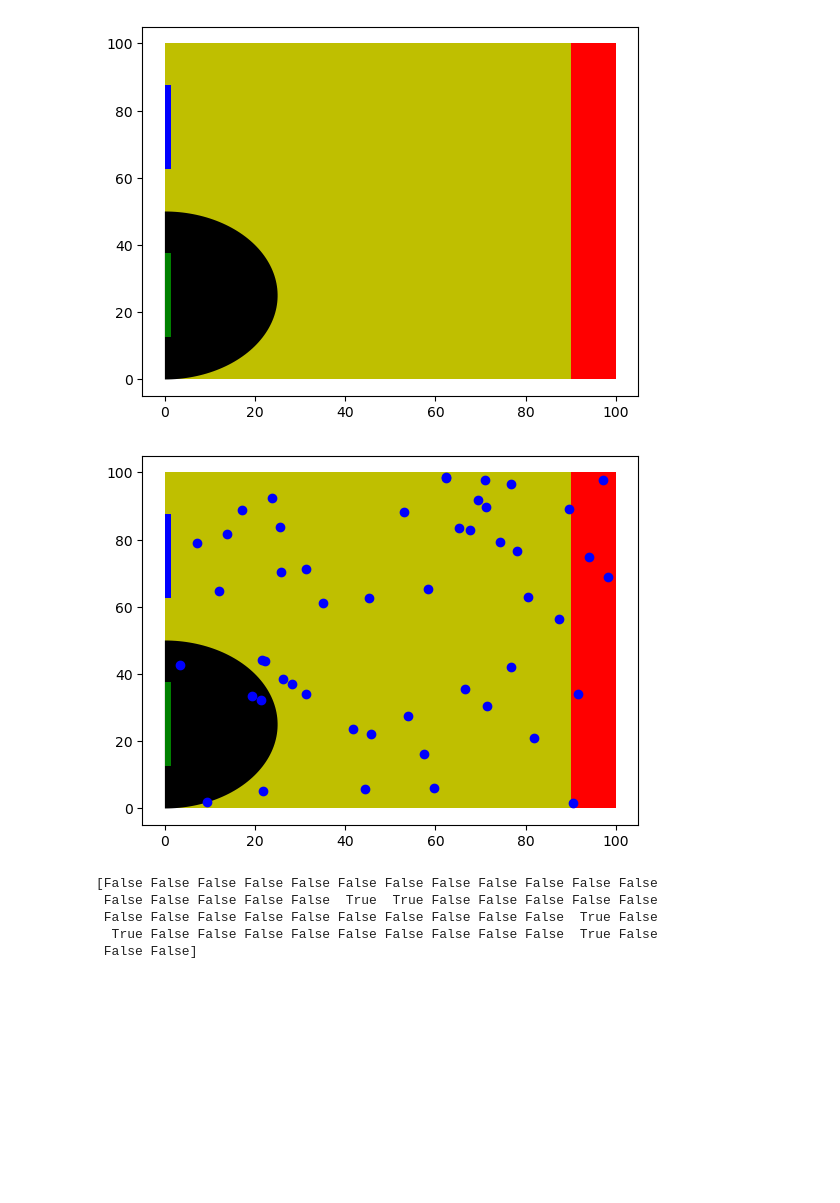
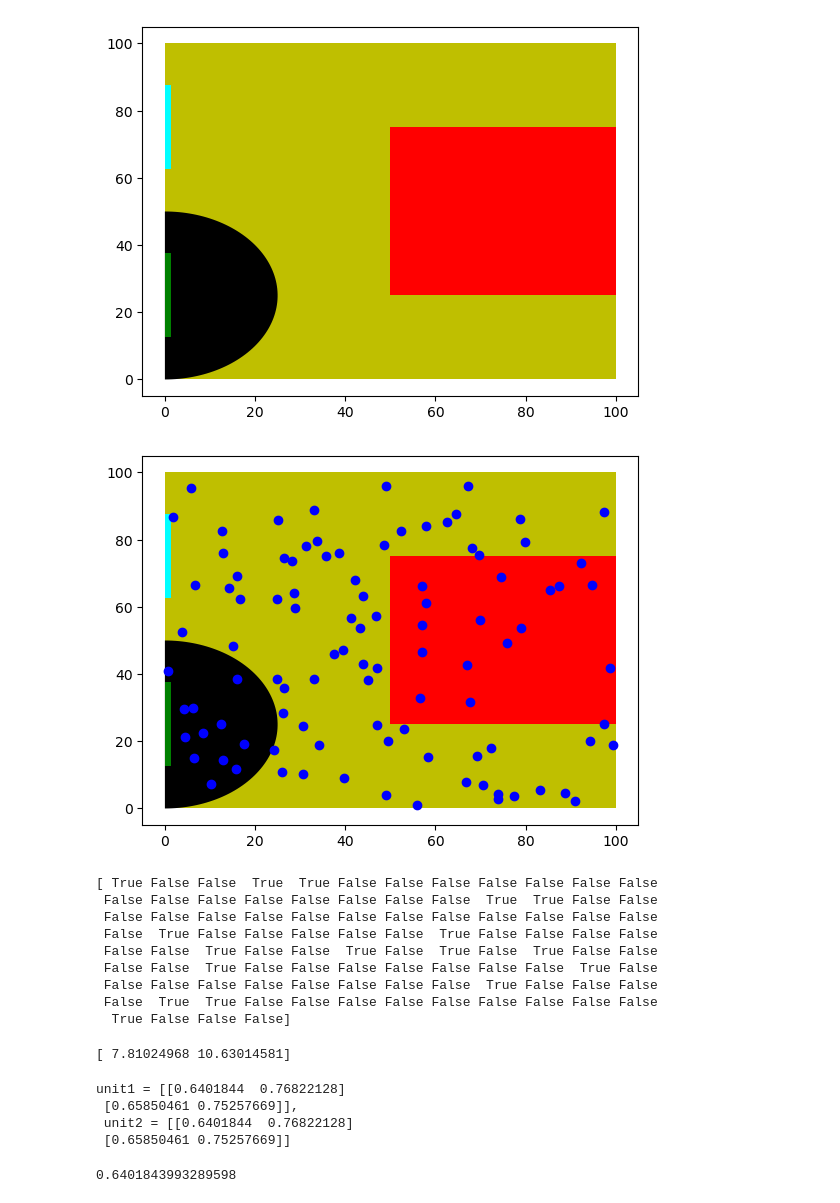
Before and after one commit to Yiyang-lii/AC_simulation, a Jupyter notebook: gill_test.ipynb, the cells around one changed output. Cells and saved outputs as stored; diff of their text form; code cells hidden in the pictures; blank space fills up the shorter version.

Commit message:
replace heat zone by heat hole

```diff
--- a/gill_test.ipynb
+++ b/gill_test.ipynb
@@ -8,17 +9,17 @@ from functions.Simulators import Simulators
 from functions.DataProcesser import DataProcesser as dp
 # %%
 # set the initial values
-env = Environment(room_size=[0,100,0,100], heat_zone_size=[90,100,0,100])
+env = Environment(room_size=[0,100,0,100], heat_hole_width=50, heat_hole_buffer=1)
 # Call the class and set the particles
-p = Particles(50)
-p.set_particles(room_size=[0,100,0,100])
+p = Particles(100)
+p.set_particles(room_size=env.room_size)
 # %%
 suck_zone = np.array([env.suck_zone_radius, env.ac_suck_hole_dot, (-np.pi/2, np.pi/2)])
-zones = [env.room_size, env.ac_blow_hole, suck_zone, env.ac_suck_hole, env.heat_zone]
-color = ['y', 'b', 'k', 'g', 'r']
+zones = [env.room_size, env.ac_blow_hole, suck_zone, env.ac_suck_hole, env.heat_hole]
+color = ['y', 'cyan', 'k', 'g', 'r']
 dp.plot_multi_zones(zones, color)
 # %% [output]
-[figure, old version]
+[figure, new version]
 # %%
 # # Test function: This code can work, comment out for now (square zone)
 # # 假設你的陣列是這樣：
@@ -68,20 +69,24 @@ dp.plot_multi_zones(zones, color)
 # %%
 # Check if is_the_particle_in_the_zone works (OK)
 
 # 呼叫 plot_multi_zones 函數
 dp.plot_multi_zones(zones, color, zone_only=False)
 
 # 呼叫 plot_points_on_zones 函數
 dp.plot_points_on_zones(p.pos, color='blue')
 
-mask = Environment.is_the_particle_in_the_zone(pos=p.pos, zone=env.heat_zone)
+mask = Environment.is_the_particle_in_the_zone(pos=p.pos, zone=env.heat_hole)
 # 顯示圖形
 plt.show()
 print(mask)
 # %% [output]
-[figure, old version]
+[figure, new version]
-[False False False False False False False False False False False False
- False False False False False  True  True False False False False False
- False False False False False False False False False False  True False
-  True False False False False False False False False False  True False
- False False]
+[ True False False  True  True False False False False False False False
+ False False False False False False False False  True  True False False
+ False False False False False False False False False False False False
+ False  True False False False False False  True False False False False
+ False False  True False False  True False  True False  True False False
+ False False  True False False False False False False False  True False
+ False False False False False False False False  True False False False
+ False  True  True False False False False False False False False False
+  True False False False]
@@ -87,0 +115,21 @@ print(mask)
+# %%
+L1 = np.array([1,2])
+L2 = np.array([[5,6],[7,8]])
+print(np.sqrt(L2[:,0]**2 + L2[:,1]**2))
+# %% [output]
+[ 7.81024968 10.63014581]
+# %%
+cosine = L2[:,0]/np.sqrt(L2[:,0]**2 + L2[:,1]**2)
+sine   = L2[:,1]/np.sqrt(L2[:,0]**2 + L2[:,1]**2)
+unit1  = np.array([cosine, sine]).T
+unit2  = L2 / np.sqrt(L2[:,0]**2 + L2[:,1]**2).reshape(-1,1)
+print(f'unit1 = {unit1},\n unit2 = {unit2}')
+# %% [output]
+unit1 = [[0.6401844  0.76822128]
+ [0.65850461 0.75257669]],
+ unit2 = [[0.6401844  0.76822128]
+ [0.65850461 0.75257669]]
+# %%
+print(5/7.81024968)
+# %% [output]
+0.6401843993289598
```
Also changed, not shown: parts of 3 cells of this notebook, 3 other files.
